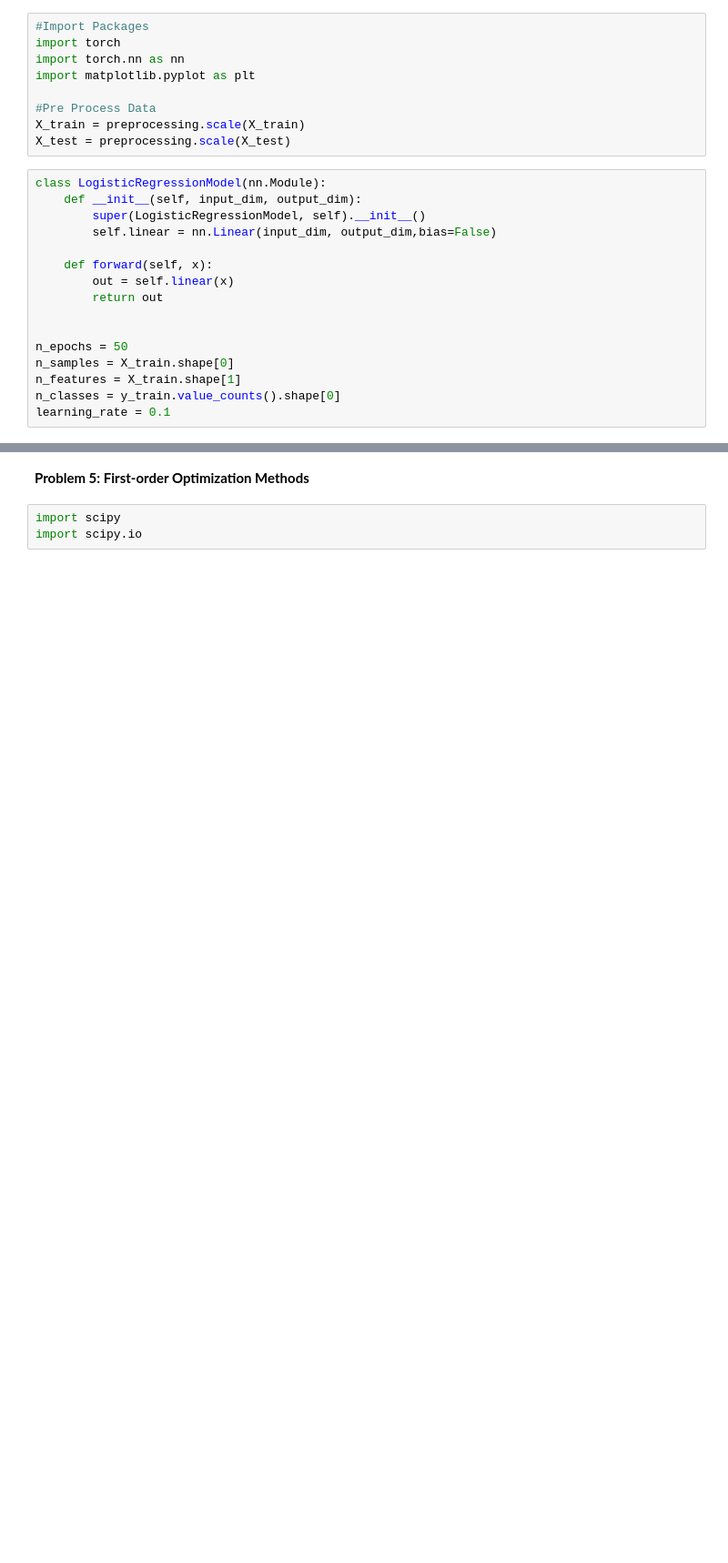
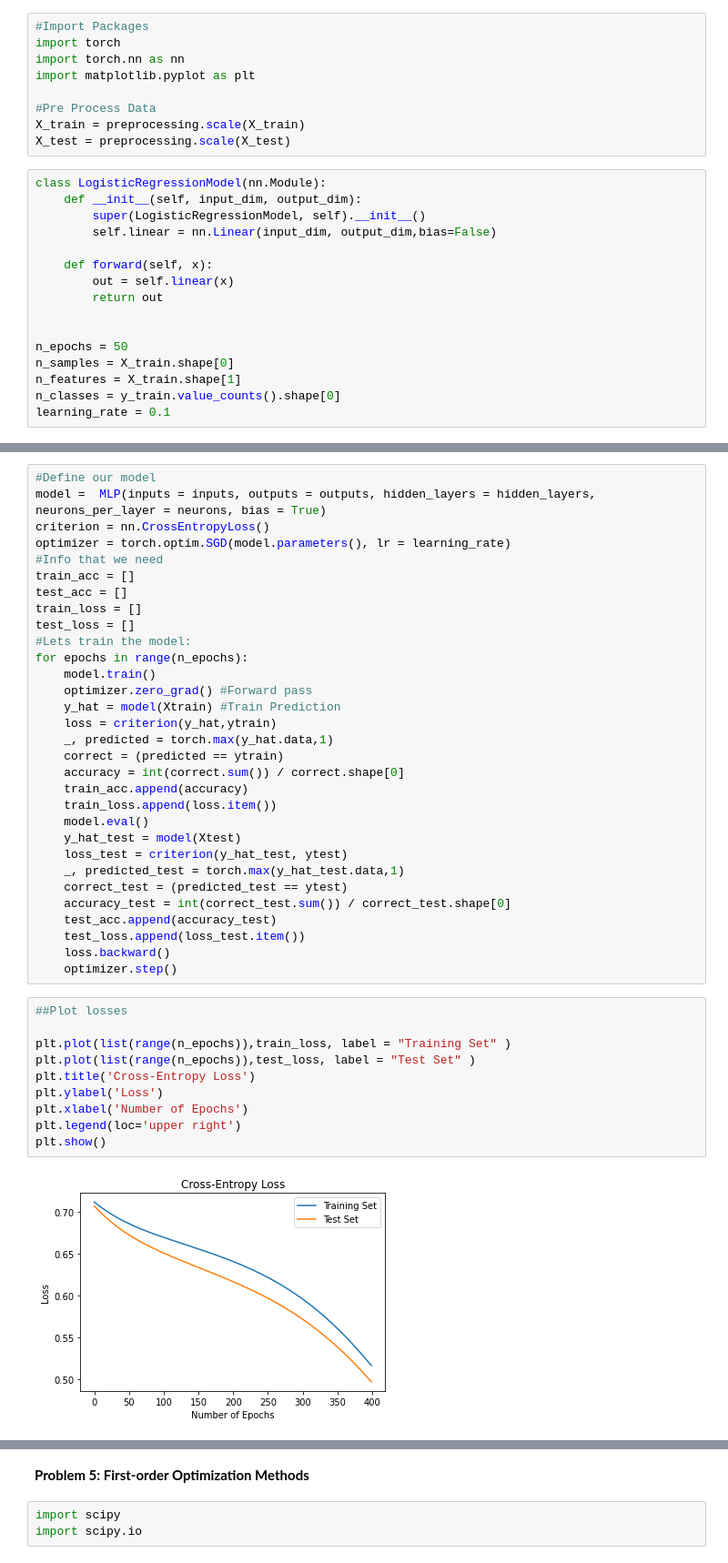
Before and after one commit to felipemontano10/DeepLearning, a Jupyter notebook: PS3_JFelipeMontanoCampos.ipynb, the cells around one changed output, grey strips where cells are left out. Shown at 91% size. Saved outputs shown, nothing was run; the diff lists cells and outputs as text; blank space fills up the shorter version.

```diff
--- a/PS3_JFelipeMontanoCampos.ipynb
+++ b/PS3_JFelipeMontanoCampos.ipynb
@@ -184,0 +256,43 @@ plt.show()
+# %%
+#Define our model
+model =  MLP(inputs = inputs, outputs = outputs, hidden_layers = hidden_layers, neurons_per_layer = neurons, bias = True)
+criterion = nn.CrossEntropyLoss()
+optimizer = torch.optim.SGD(model.parameters(), lr = learning_rate)
+#Info that we need
+train_acc = []
+test_acc = []
+train_loss = []
+test_loss = []
+#Lets train the model:
+for epochs in range(n_epochs):
+    model.train()
+    optimizer.zero_grad() #Forward pass
+    y_hat = model(Xtrain) #Train Prediction
+    loss = criterion(y_hat,ytrain)
+    _, predicted = torch.max(y_hat.data,1)
+    correct = (predicted == ytrain)
+    accuracy = int(correct.sum()) / correct.shape[0]
+    train_acc.append(accuracy)
+    train_loss.append(loss.item())
+    model.eval()
+    y_hat_test = model(Xtest)
+    loss_test = criterion(y_hat_test, ytest)
+    _, predicted_test = torch.max(y_hat_test.data,1)
+    correct_test = (predicted_test == ytest)
+    accuracy_test = int(correct_test.sum()) / correct_test.shape[0]
+    test_acc.append(accuracy_test)
+    test_loss.append(loss_test.item())
+    loss.backward()
+    optimizer.step()
+# %%
+##Plot losses
+
+plt.plot(list(range(n_epochs)),train_loss, label = "Training Set" )
+plt.plot(list(range(n_epochs)),test_loss, label = "Test Set" )
+plt.title('Cross-Entropy Loss')
+plt.ylabel('Loss')
+plt.xlabel('Number of Epochs')
+plt.legend(loc='upper right')
+plt.show()
+# %% [output]
+[figure, added]
```
Also changed, not shown: parts of 29 cells of this notebook.
